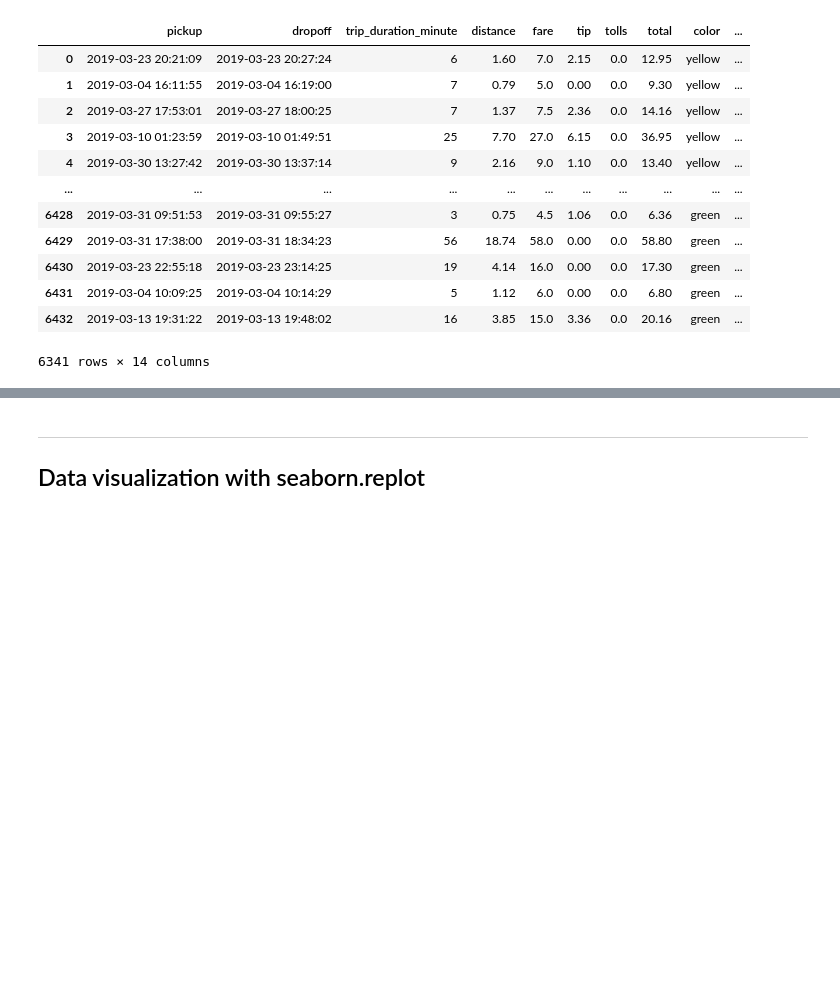
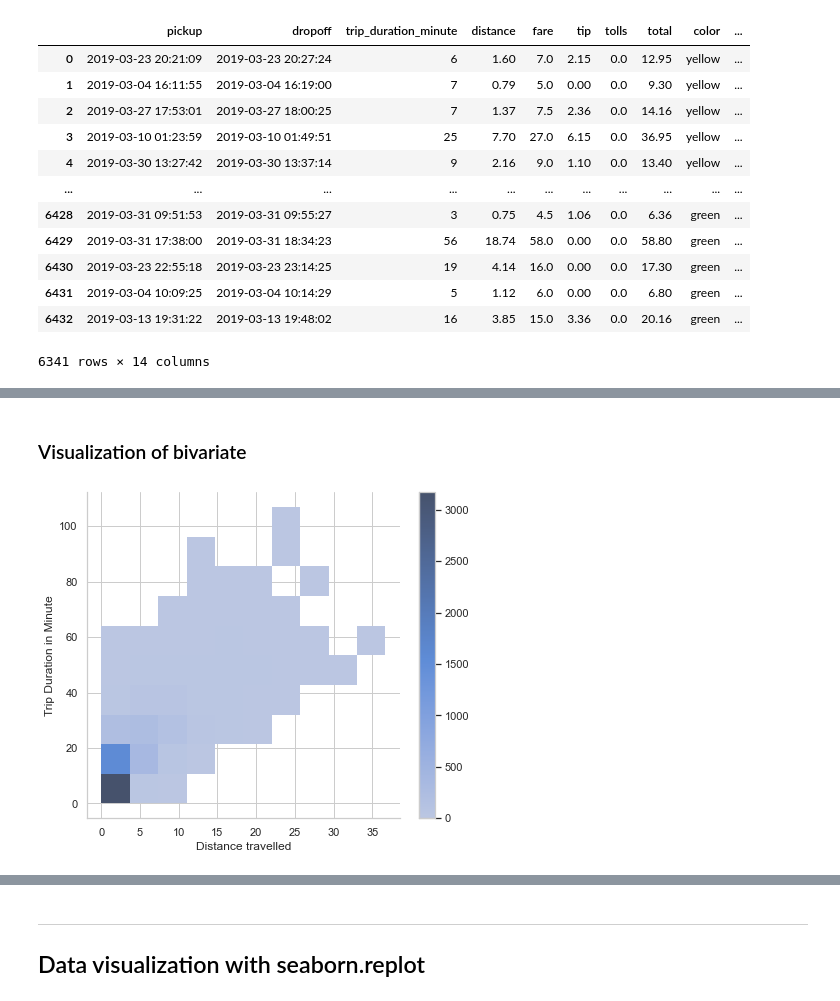
Before and after one commit to hyoaru/dsa-libraries-test, a Jupyter notebook: seaborn.ipynb, the cells around one changed output, grey strips where cells are left out. Saved outputs shown, nothing was run; the diff lists cells and outputs as text; code cells hidden in the pictures; blank space fills up the shorter version.

```diff
--- a/seaborn.ipynb
+++ b/seaborn.ipynb
@@ -90,0 +110,16 @@ taxis_dataframe
+# %% [markdown]
+### Visualization of bivariate
+# %%
+sns.histplot(
+    x='distance',
+    y='trip_duration_minute',
+    cbar=True,
+    bins=10,
+    data=taxis_dataframe,
+)
+
+plt.xlabel('Distance travelled')
+plt.ylabel('Trip Duration in Minute')
+sns.despine()
+# %% [output]
+[figure, added]
```
Also changed, not shown: parts of 8 cells of this notebook.
